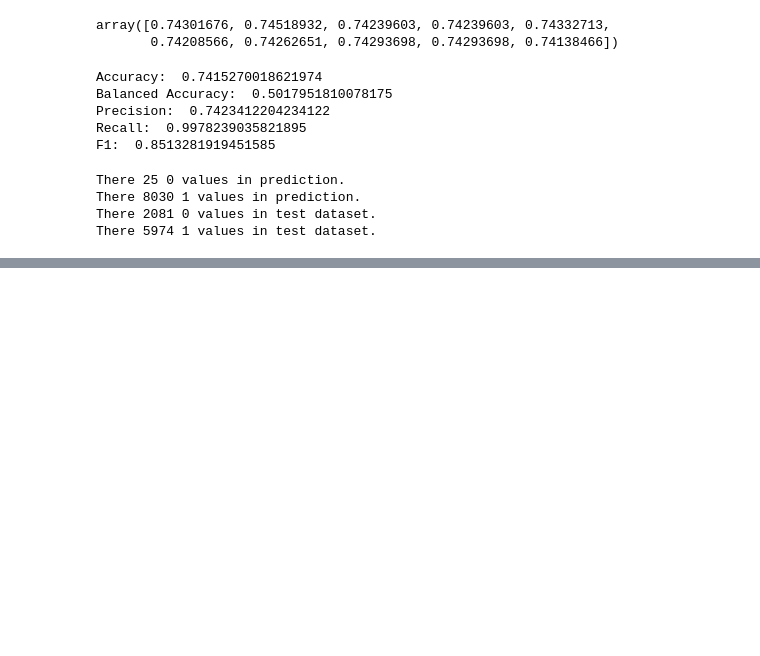
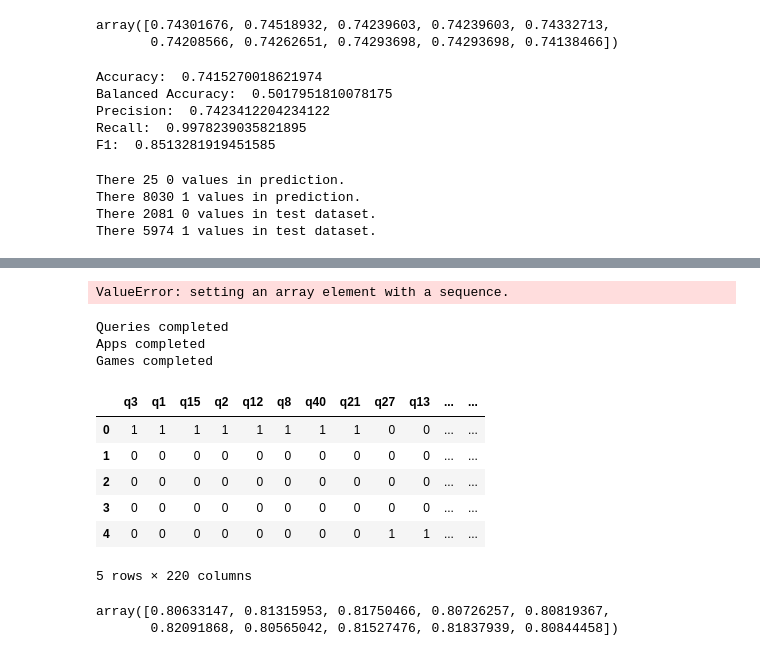
Before and after one commit to AmirAbaskohi/Cafe-bazar-user-gender-detection, a Jupyter notebook: CafeBazarGenderDetector.ipynb, the cells around one changed output, grey strips where cells are left out. Saved outputs shown, nothing was run; the diff lists cells and outputs as text; code cells hidden in the pictures; blank space fills up the shorter version.

Commit message:
Solved problem in training.

```diff
--- a/CafeBazarGenderDetector.ipynb
+++ b/CafeBazarGenderDetector.ipynb
@@ -1275,0 +1308,8 @@ There 5974 1 values in test dataset.
+# %%
+from sklearn.ensemble import RandomForestClassifier
+from sklearn.model_selection import cross_val_score
+
+model = RandomForestClassifier(random_state=0, max_depth=20, min_samples_leaf=1, min_samples_split=2, n_estimators=100)
+model.fit(X_train, y_train)
+# %% [output]
+ValueError: setting an array element with a sequence.
@@ -1275,0 +1327,57 @@ There 5974 1 values in test dataset.
+# %%
+features = dict()
+
+for query in queries:
+    if (queries_value_count[query] > len(df) * 0.05):
+        features[f"q{query}"] = 0
+print("Queries completed")
+for app in apps:
+    if (apps_value_count[app] > len(df) * 0.05):
+        features[f"a{app}"] = 0
+print("Apps completed")
+for game in games:
+    if (games_value_count[game] > len(df) * 0.05):
+        features[f"g{game}"] = 0
+print("Games completed")
+
+features["gender"] = 0
+# %% [output]
+Queries completed
+Apps completed
+Games completed
+# %%
+def check_key(dict, key):
+    if key in dict.keys():
+        return True
+    else:
+        return False
+# %%
+import copy
+from tqdm import tqdm
+
+new_dataset = []
+for index, row in tqdm(df.iterrows(), total=df.shape[0]):
+    new_item = copy.copy(features)
+    for query in row['queries']:
+        if check_key(new_item, f"q{query}"):
+            new_item[f"q{query}"] = 1
+    for game in row['games']:
+        if check_key(new_item, f"g{game}"):
+            new_item[f"g{game}"] = 1
+    for app in row['apps']:
+        if check_key(new_item, f"a{app}"):
+            new_item[f"a{app}"] = 1
+    new_item['gender'] = row['gender']
+    assert len(new_item) == len(features), "Featues count error"
+    new_dataset.append(copy.copy(new_item))
+# %%
+new_df = pd.DataFrame.from_dict(new_dataset, orient='columns')
+new_df.head()
+# %% [output]
+|  | q3 | q1 | q15 | q2 | q12 | q8 | q40 | q21 | q27 | q13 | ... | ... |
+| 0 | 1 | 1 | 1 | 1 | 1 | 1 | 1 | 1 | 0 | 0 | ... | ... |
+| 1 | 0 | 0 | 0 | 0 | 0 | 0 | 0 | 0 | 0 | 0 | ... | ... |
+| 2 | 0 | 0 | 0 | 0 | 0 | 0 | 0 | 0 | 0 | 0 | ... | ... |
+| 3 | 0 | 0 | 0 | 0 | 0 | 0 | 0 | 0 | 0 | 0 | ... | ... |
+| 4 | 0 | 0 | 0 | 0 | 0 | 0 | 0 | 0 | 1 | 1 | ... | ... |
+5 rows × 220 columns
@@ -1275,0 +1389,9 @@ There 5974 1 values in test dataset.
+# %%
+from sklearn.ensemble import RandomForestClassifier
+from sklearn.model_selection import cross_val_score
+
+model = RandomForestClassifier(random_state=0, max_depth=20, min_samples_leaf=1, min_samples_split=2, n_estimators=100)
+cross_val_score(model, X_train, y_train, cv=10)
+# %% [output]
+array([0.80633147, 0.81315953, 0.81750466, 0.80726257, 0.80819367,
+       0.82091868, 0.80565042, 0.81527476, 0.81837939, 0.80844458])
```
Also changed, not shown: parts of 7 cells of this notebook.
